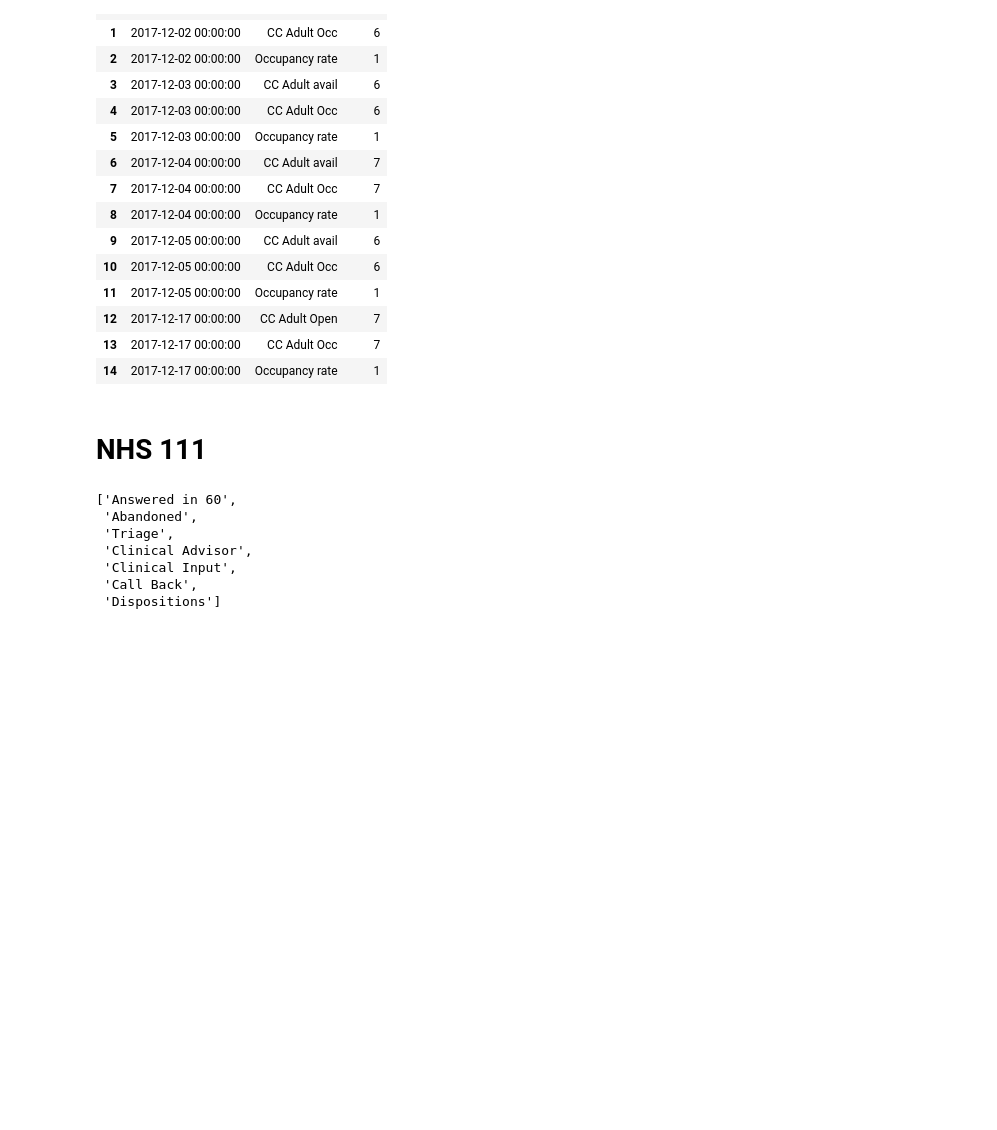
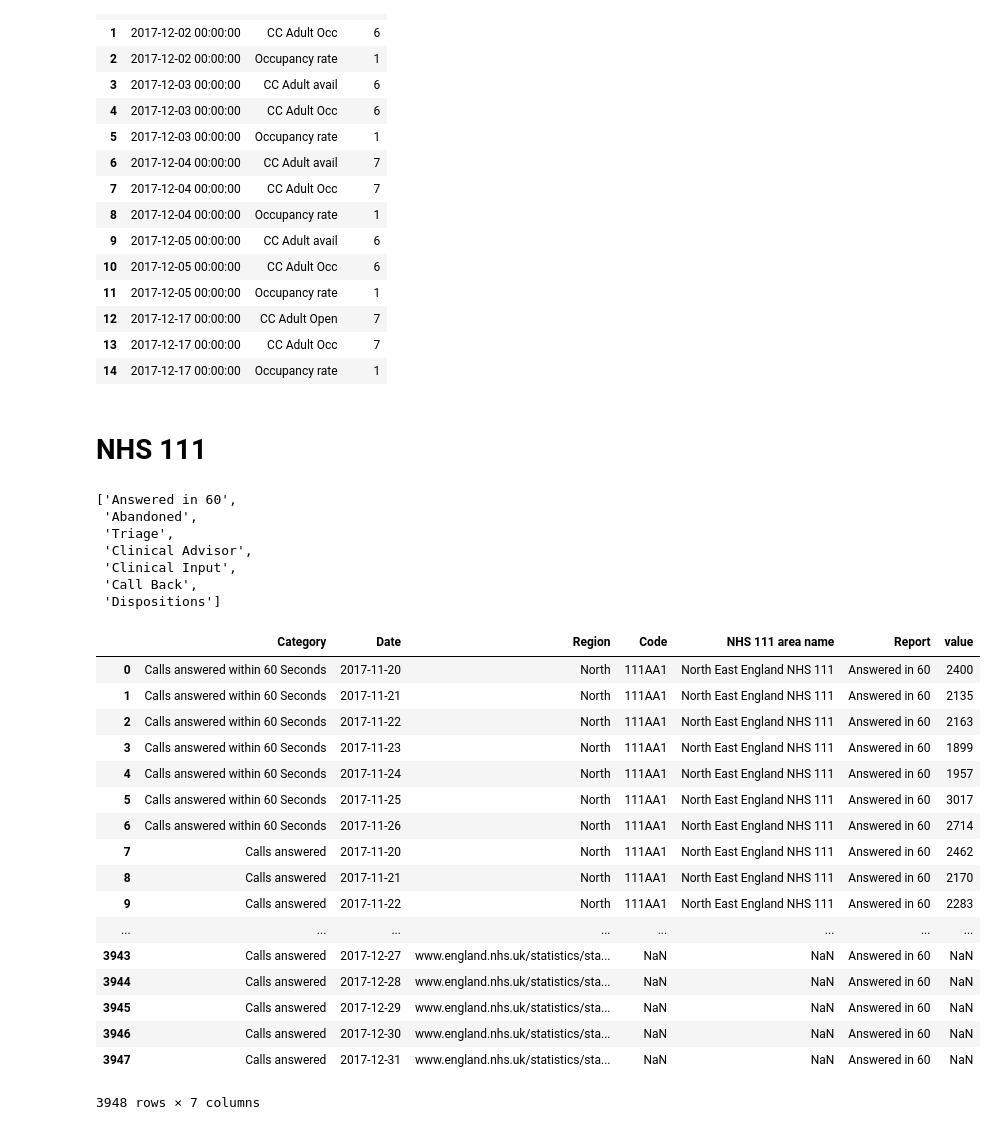
Before and after one commit to psychemedia/openHealthDataDoodles, a Jupyter notebook: notebooks/Winter_SitRep.ipynb, the cells around one changed output. Saved outputs shown, nothing was run; the diff lists cells and outputs as text; code cells hidden in the pictures; blank space fills up the shorter version.

```diff
--- a/notebooks/Winter_SitRep.ipynb
+++ b/notebooks/Winter_SitRep.ipynb
@@ -817,6 +817,45 @@ reports
  'Clinical Input',
  'Call Back',
  'Dispositions']
+# %%
+sheet = 'Answered in 60'
+skiprows=12
+header=None
+dfx=xl.parse(sheet,skiprows=skiprows,header=header)
+dfx.dropna(how='all',inplace=True)
+dfx.dropna(how='all',axis=1,inplace=True)
+dfx.iloc[:2]=dfx.iloc[:2].fillna(method='ffill',axis='index')
+dfx.iloc[:1]=dfx.iloc[:1].fillna(method='ffill',axis='columns')
+dfx.columns=pd.MultiIndex.from_arrays(dfx.iloc[:2].values, names=['Category', 'Date'])
+dfx.drop([0,1,2],inplace=True)
+dfx['Report'] = sheet
+dfx.set_index([('Region','Region'),('Code','Code'),
+               ('NHS 111 area name','NHS 111 area name'), 'Report'],inplace=True)
+dfx = dfx.T.reset_index()
+dfx = dfx.melt(id_vars=['Category','Date'])
+dfx.rename(columns={('Region', 'Region'): 'Region',
+                   ('Code', 'Code'):'Code',
+                   ('NHS 111 area name', 'NHS 111 area name'):'NHS 111 area name'}, inplace=True)
+dfx
+# %% [output]
+|  | Category | Date | Region | Code | NHS 111 area name | Report | value |
+| 0 | Calls answered within 60 Seconds | 2017-11-20 | North | 111AA1 | North East England NHS 111 | Answered in 60 | 2400 |
+| 1 | Calls answered within 60 Seconds | 2017-11-21 | North | 111AA1 | North East England NHS 111 | Answered in 60 | 2135 |
+| 2 | Calls answered within 60 Seconds | 2017-11-22 | North | 111AA1 | North East England NHS 111 | Answered in 60 | 2163 |
+| 3 | Calls answered within 60 Seconds | 2017-11-23 | North | 111AA1 | North East England NHS 111 | Answered in 60 | 1899 |
+| 4 | Calls answered within 60 Seconds | 2017-11-24 | North | 111AA1 | North East England NHS 111 | Answered in 60 | 1957 |
+| 5 | Calls answered within 60 Seconds | 2017-11-25 | North | 111AA1 | North East England NHS 111 | Answered in 60 | 3017 |
+| 6 | Calls answered within 60 Seconds | 2017-11-26 | North | 111AA1 | North East England NHS 111 | Answered in 60 | 2714 |
+| 7 | Calls answered | 2017-11-20 | North | 111AA1 | North East England NHS 111 | Answered in 60 | 2462 |
+| 8 | Calls answered | 2017-11-21 | North | 111AA1 | North East England NHS 111 | Answered in 60 | 2170 |
+| 9 | Calls answered | 2017-11-22 | North | 111AA1 | North East England NHS 111 | Answered in 60 | 2283 |
+| ... | ... | ... | ... | ... | ... | ... | ... |
+| 3943 | Calls answered | 2017-12-27 | www.england.nhs.uk/statistics/sta... | NaN | NaN | Answered in 60 | NaN |
+| 3944 | Calls answered | 2017-12-28 | www.england.nhs.uk/statistics/sta... | NaN | NaN | Answered in 60 | NaN |
+| 3945 | Calls answered | 2017-12-29 | www.england.nhs.uk/statistics/sta... | NaN | NaN | Answered in 60 | NaN |
+| 3946 | Calls answered | 2017-12-30 | www.england.nhs.uk/statistics/sta... | NaN | NaN | Answered in 60 | NaN |
+| 3947 | Calls answered | 2017-12-31 | www.england.nhs.uk/statistics/sta... | NaN | NaN | Answered in 60 | NaN |
+3948 rows × 7 columns
 # %%
 def dailySR_NHS111_parse(xl,sheet,skiprows=12,header=None):
     if sheet not in reports: return pd.DataFrame()
```
Also changed, not shown: parts of 3 cells of this notebook.
